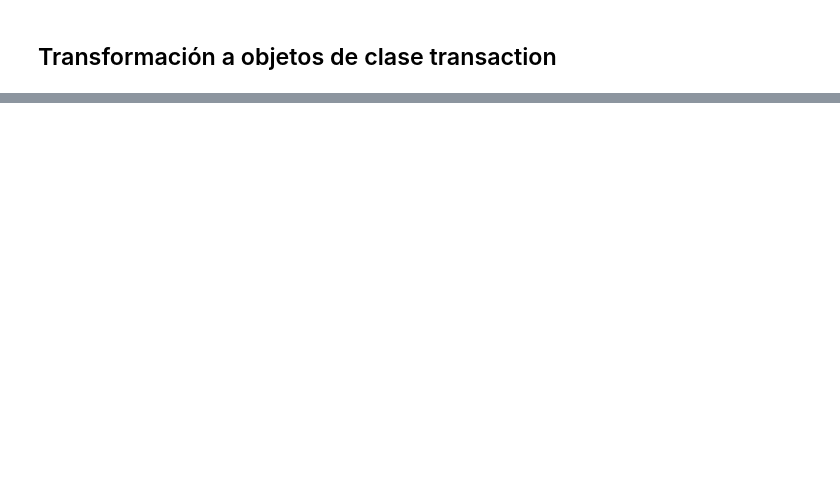
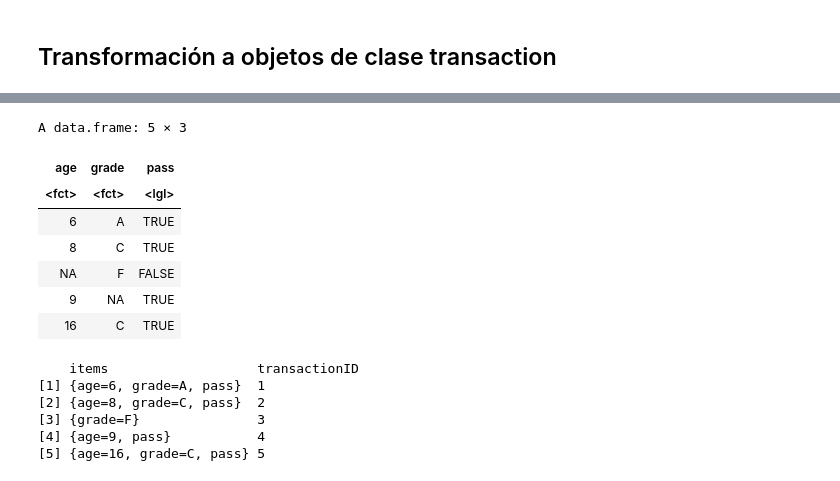
Before and after one commit to majorquev/DBDC_202507_Programacion_en_R_para_ciencia_de_datos, a Jupyter notebook: Clases/Clase7/Clase7_1_reglas_de_asociacion.ipynb, the cells around one changed output, grey strips where cells are left out. Saved outputs shown, nothing was run; the diff lists cells and outputs as text; code cells hidden in the pictures; blank space fills up the shorter version.

```diff
--- a/Clases/Clase7/Clase7_1_reglas_de_asociacion.ipynb
+++ b/Clases/Clase7/Clase7_1_reglas_de_asociacion.ipynb
@@ -268,0 +480,29 @@ inspect(rules_conf)
+# %%
+## Example 3: creating transactions from data.frame (wide format)
+     a_df <- data.frame(
+       age = as.factor(c(6, 8, NA, 9, 16)),
+       grade = as.factor(c("A", "C", "F", NA, "C")),
+       pass = c(TRUE, TRUE, FALSE, TRUE, TRUE)
+     )
+     ## Note: factors are translated differently than logicals and NAs are ignored
+     a_df
+# %% [output]
+A data.frame: 5 × 3
+| age | grade | pass |
+| <fct> | <fct> | <lgl> |
+| 6 | A | TRUE |
+| 8 | C | TRUE |
+| NA | F | FALSE |
+| 9 | NA | TRUE |
+| 16 | C | TRUE |
+# %%
+  ## Create transactions
+     trans3 <- transactions(a_df)
+     inspect(trans3)
+# %% [output]
+    items                   transactionID
+[1] {age=6, grade=A, pass}  1
+[2] {age=8, grade=C, pass}  2
+[3] {grade=F}               3
+[4] {age=9, pass}           4
+[5] {age=16, grade=C, pass} 5
```
Also changed, not shown: parts of 18 cells of this notebook.
